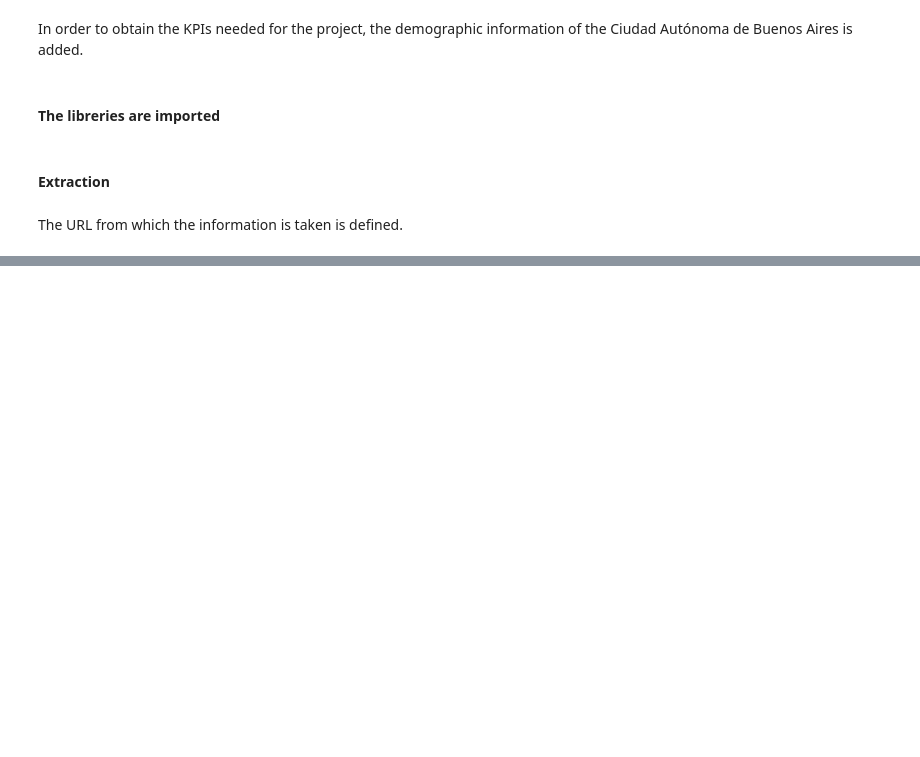
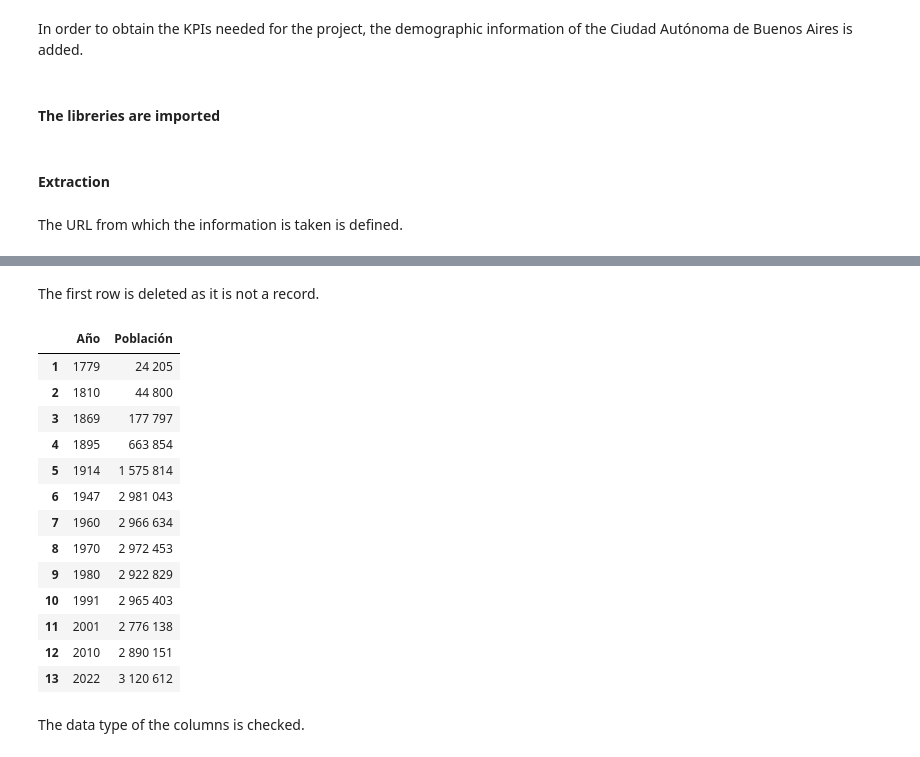
Before and after one commit to priscilamuniz/PI_Accidentes_Viales, a Jupyter notebook: 02_WebscrappingPoblacion.ipynb, the cells around one changed output, grey strips where cells are left out. Drawn from its saved outputs; the diff is of its cells as text; code cells hidden in the pictures; blank space fills up the shorter version.

```diff
--- a/02_WebscrappingPoblacion.ipynb
+++ b/02_WebscrappingPoblacion.ipynb
@@ -55,0 +141,22 @@ URL del enlace: https://censo.gob.ar/wp-content/uploads/2023/11/c2022_caba_est_c
+# %% [markdown]
+The first row is deleted as it is not a record.
+# %%
+del df['Cambio porcentual']
+df
+# %% [output]
+|  | Año | Población |
+| 1 | 1779 | 24 205 |
+| 2 | 1810 | 44 800 |
+| 3 | 1869 | 177 797 |
+| 4 | 1895 | 663 854 |
+| 5 | 1914 | 1 575 814 |
+| 6 | 1947 | 2 981 043 |
+| 7 | 1960 | 2 966 634 |
+| 8 | 1970 | 2 972 453 |
+| 9 | 1980 | 2 922 829 |
+| 10 | 1991 | 2 965 403 |
+| 11 | 2001 | 2 776 138 |
+| 12 | 2010 | 2 890 151 |
+| 13 | 2022 | 3 120 612 |
+# %% [markdown]
+The data type of the columns is checked.
```
Also changed, not shown: parts of 14 cells of this notebook, 4 other files.
